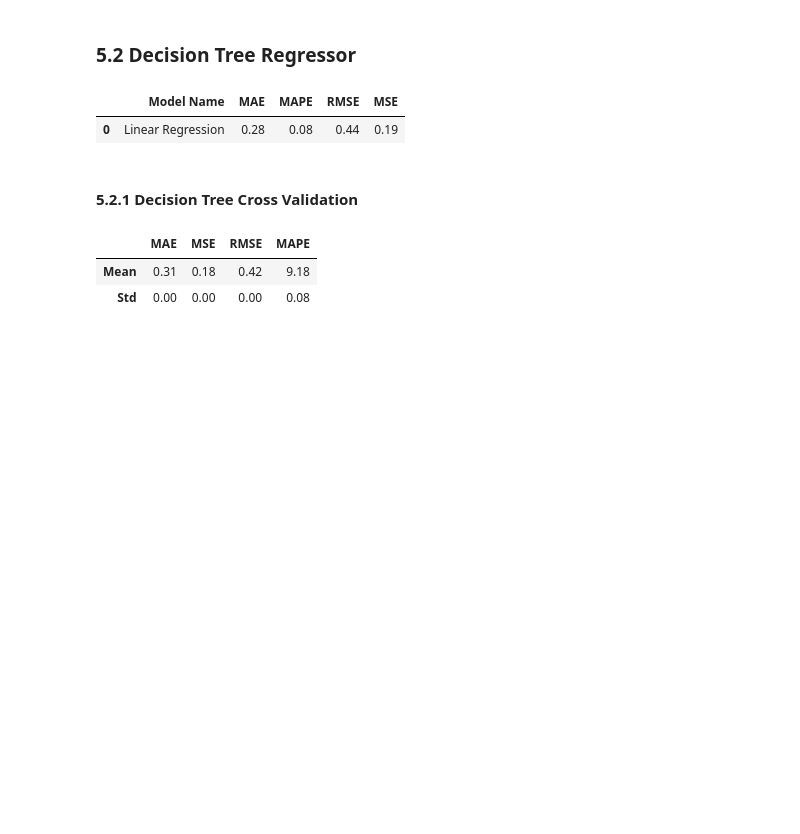
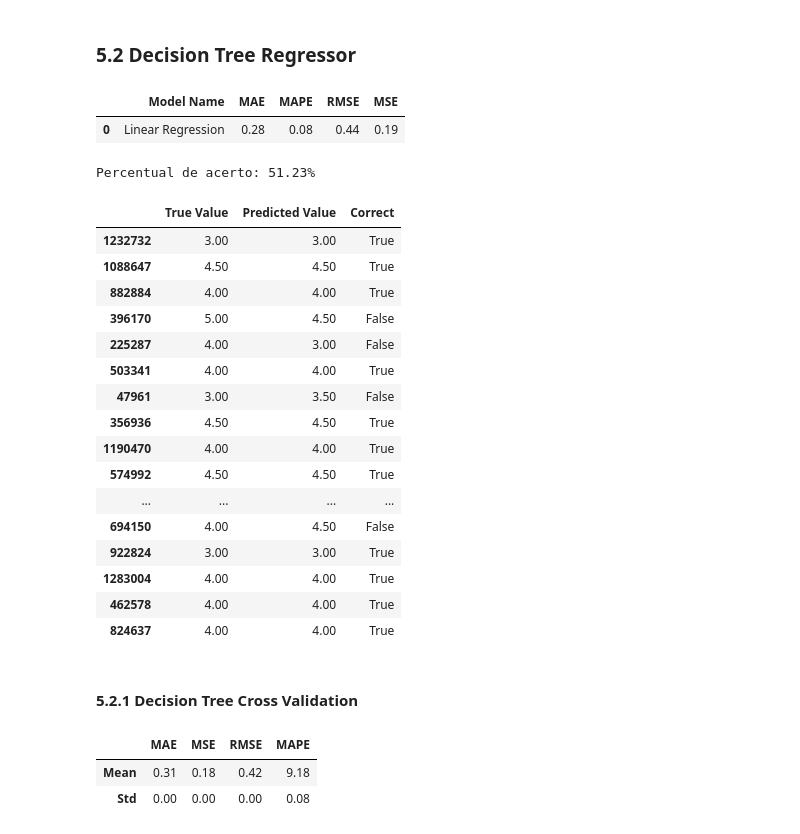
Before and after one commit to aleemarino/beer_review, a Jupyter notebook: tcc.ipynb, the cells around one changed output. Drawn from its saved outputs; the diff is of its cells as text; code cells hidden in the pictures; blank space fills up the shorter version.

```diff
--- a/tcc.ipynb
+++ b/tcc.ipynb
@@ -700,6 +733,39 @@ decision_tree_result
 # %% [output]
 |  | Model Name | MAE | MAPE | RMSE | MSE |
 | 0 | Linear Regression | 0.28 | 0.08 | 0.44 | 0.19 |
+# %%
+result_df = pd.DataFrame({
+    'True Value': y_test,
+    'Predicted Value': decision_tree_regressor_pred_rounded
+})
+
+result_df['Correct'] = result_df['True Value'] == result_df['Predicted Value']
+
+# Calculando o percentual de acerto
+accuracy = result_df['Correct'].mean() * 100
+print(f'Percentual de acerto: {accuracy:.2f}%')
+# %% [output]
+Percentual de acerto: 51.23%
+# %%
+result_df.head(20)
+# %% [output]
+|  | True Value | Predicted Value | Correct |
+| 1232732 | 3.00 | 3.00 | True |
+| 1088647 | 4.50 | 4.50 | True |
+| 882884 | 4.00 | 4.00 | True |
+| 396170 | 5.00 | 4.50 | False |
+| 225287 | 4.00 | 3.00 | False |
+| 503341 | 4.00 | 4.00 | True |
+| 47961 | 3.00 | 3.50 | False |
+| 356936 | 4.50 | 4.50 | True |
+| 1190470 | 4.00 | 4.00 | True |
+| 574992 | 4.50 | 4.50 | True |
+| ... | ... | ... | ... |
+| 694150 | 4.00 | 4.50 | False |
+| 922824 | 3.00 | 3.00 | True |
+| 1283004 | 4.00 | 4.00 | True |
+| 462578 | 4.00 | 4.00 | True |
+| 824637 | 4.00 | 4.00 | True |
 # %% [markdown]
 #### 5.2.1 Decision Tree Cross Validation
 # %%
```
Also changed, not shown: parts of 10 cells of this notebook.
